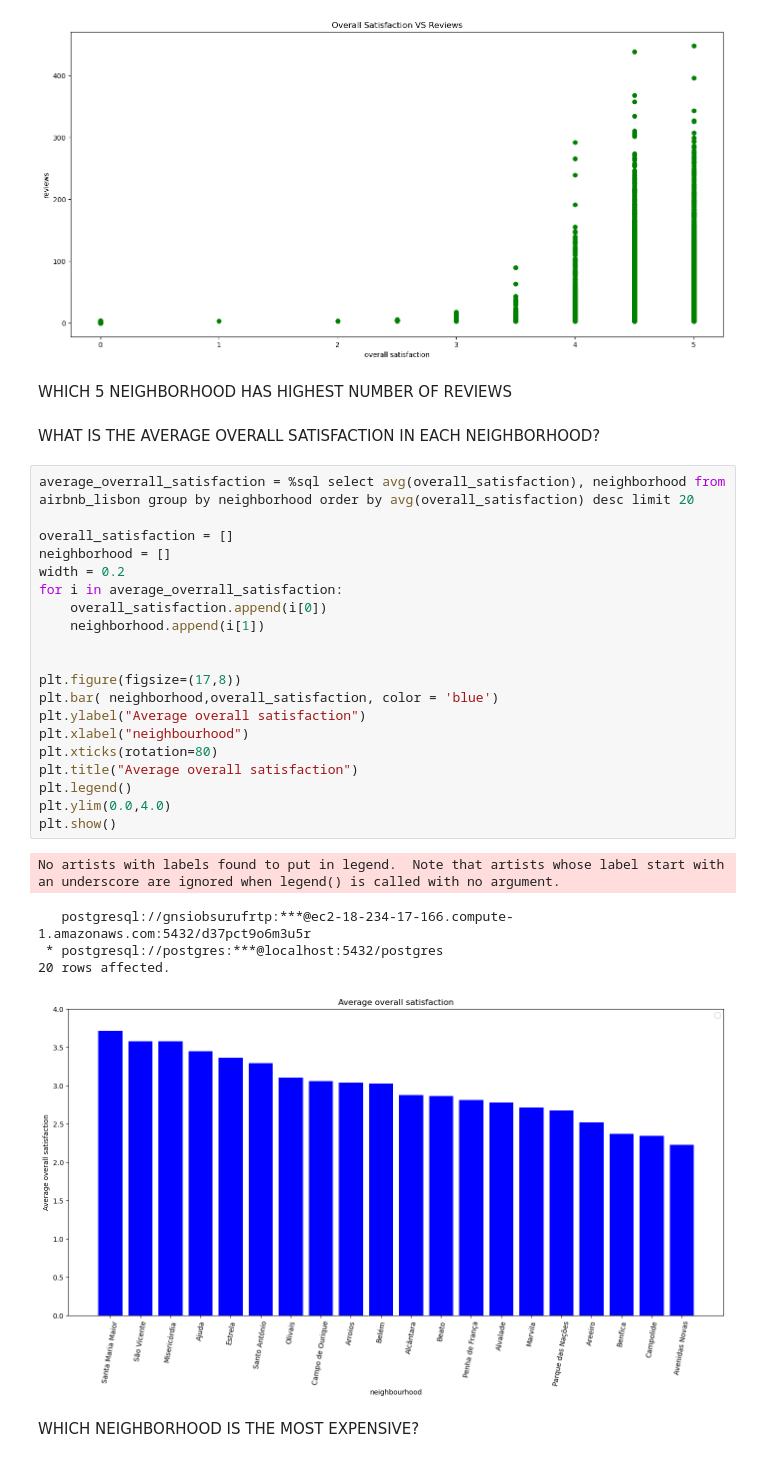
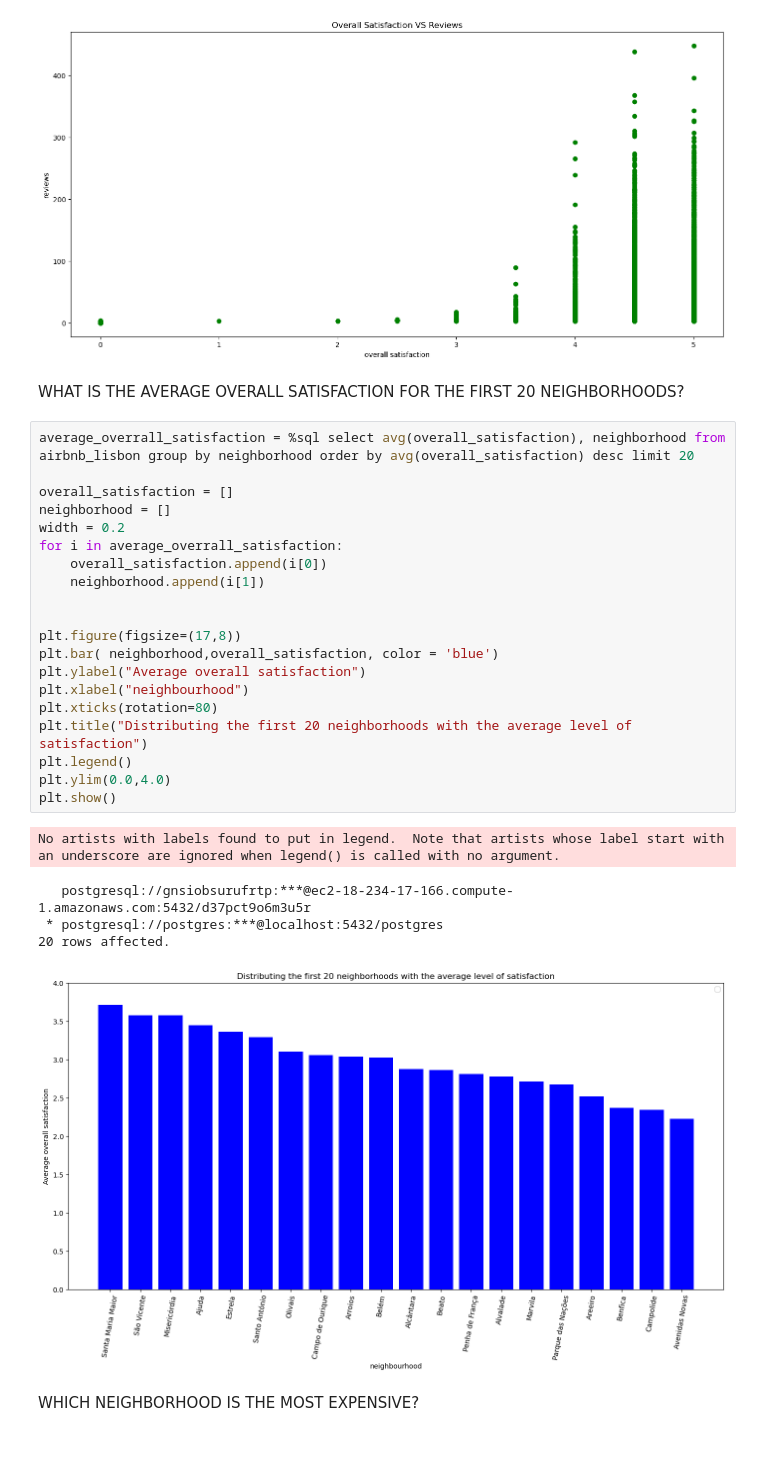
Before and after one commit to The-DigitalAcademy/No_Name-Data-Visualization-and-Analysis---Airbnb_lisbon-, a Jupyter notebook: dataset_airBnB.ipynb, the cells around one changed output. Drawn from its saved outputs; the diff is of its cells as text.

Commit message:
Modified graph titles and questions

```diff
--- a/dataset_airBnB.ipynb
+++ b/dataset_airBnB.ipynb
@@ -190,36 +186,34 @@ plt.show()
  * postgresql://postgres:***@localhost:5432/postgres
 13550 rows affected.
 [figure]
-# %% [markdown]
-WHICH 5 NEIGHBORHOOD HAS HIGHEST NUMBER OF REVIEWS
 # %% [markdown]
-WHAT IS THE AVERAGE OVERALL SATISFACTION IN EACH NEIGHBORHOOD?
+WHAT IS THE AVERAGE OVERALL SATISFACTION FOR THE FIRST 20 NEIGHBORHOODS?
 # %%
 average_overrall_satisfaction = %sql select avg(overall_satisfaction), neighborhood from airbnb_lisbon group by neighborhood order by avg(overall_satisfaction) desc limit 20
 
 overall_satisfaction = []
 neighborhood = []
 width = 0.2
 for i in average_overrall_satisfaction:
     overall_satisfaction.append(i[0])
     neighborhood.append(i[1])
 
 
 plt.figure(figsize=(17,8))
 plt.bar( neighborhood,overall_satisfaction, color = 'blue')
 plt.ylabel("Average overall satisfaction")
 plt.xlabel("neighbourhood")
 plt.xticks(rotation=80)
-plt.title("Average overall satisfaction")
+plt.title("Distributing the first 20 neighborhoods with the average level of satisfaction")
 plt.legend()
 plt.ylim(0.0,4.0)
 plt.show()
 # %% [output]
 No artists with labels found to put in legend.  Note that artists whose label start with an underscore are ignored when legend() is called with no argument.
    postgresql://gnsiobsurufrtp:***@ec2-18-234-17-166.compute-1.amazonaws.com:5432/d37pct9o6m3u5r
  * postgresql://postgres:***@localhost:5432/postgres
 20 rows affected.
-[figure, old version]
+[figure, new version]
 # %% [markdown]
 WHICH NEIGHBORHOOD IS THE MOST EXPENSIVE?
 # %%
```
Also changed, not shown: parts of 15 cells of this notebook.
